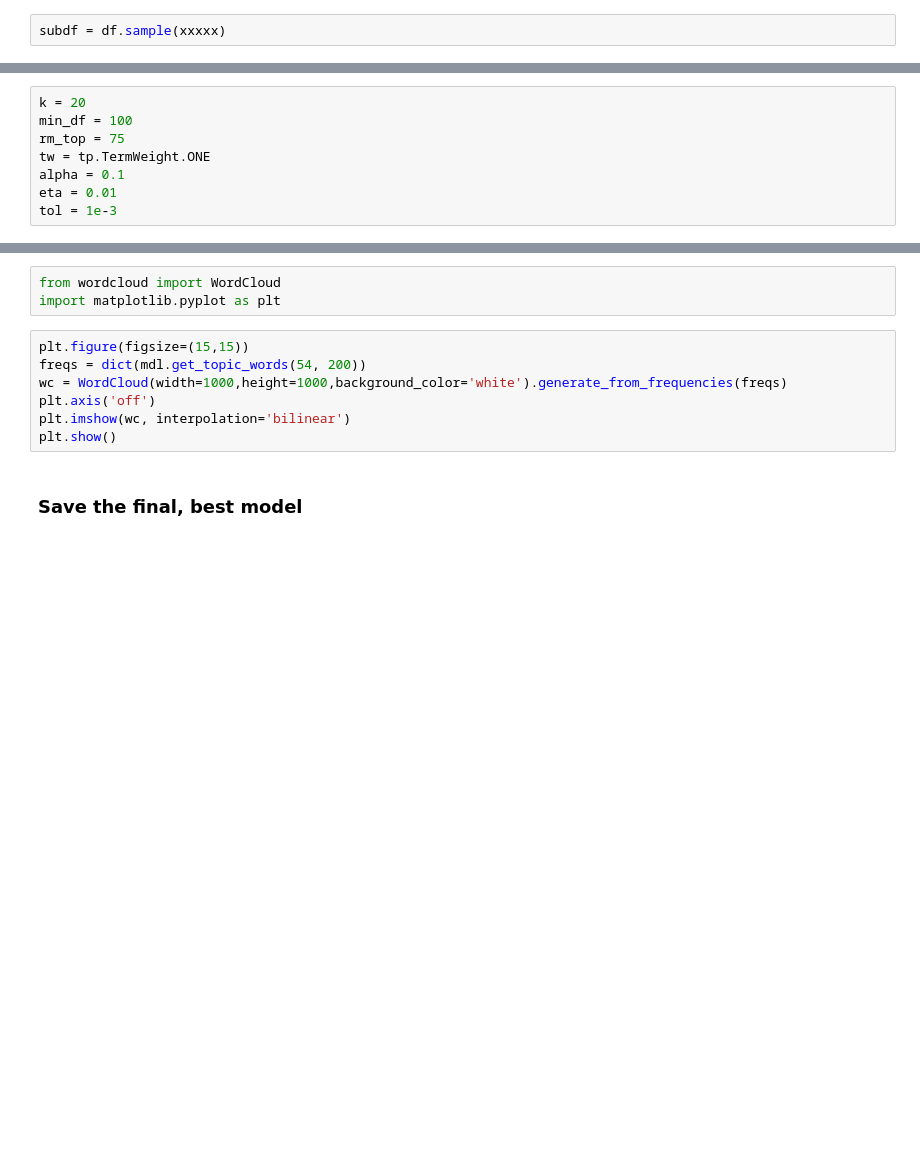
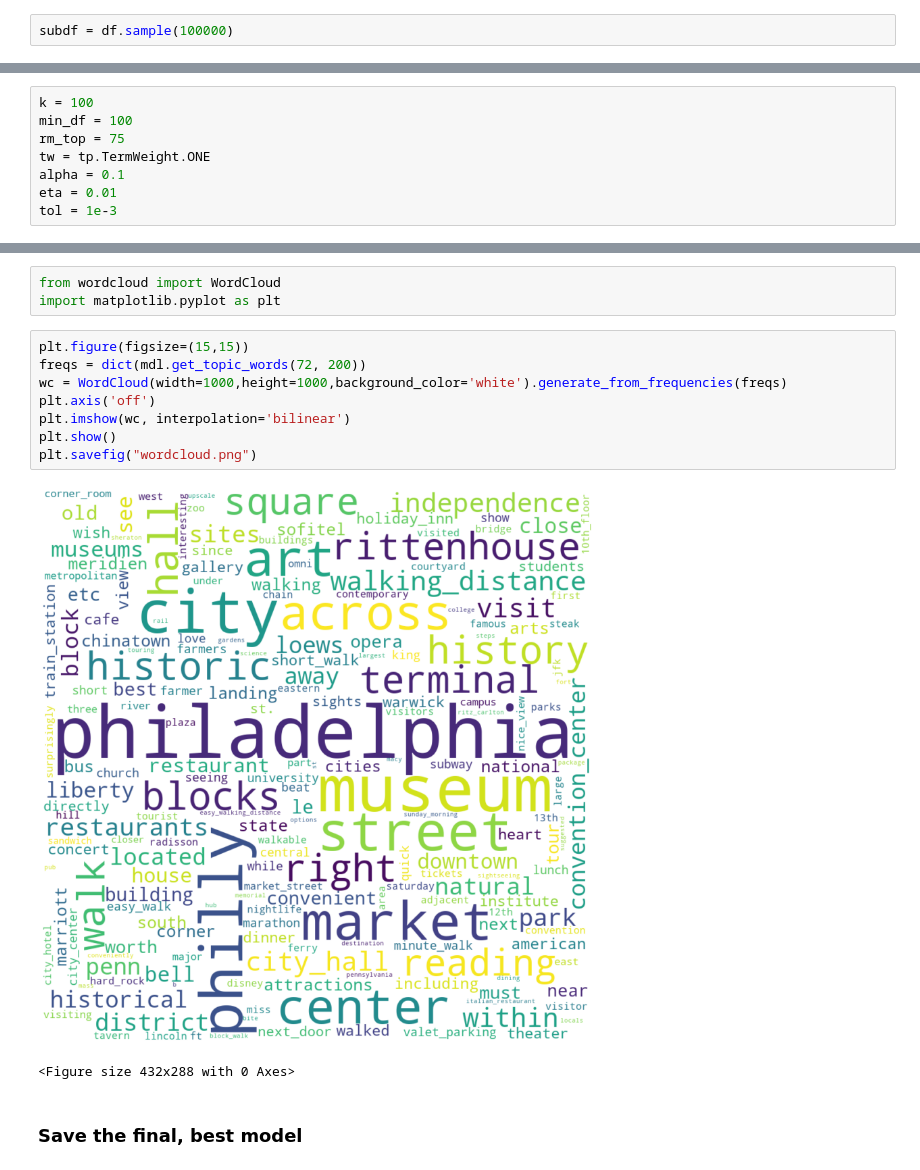
Before and after one commit to michael-tobin/Ling583-lab-4-michael-tobin, a Jupyter notebook: 2-topics.ipynb, the cells around one changed output, grey strips where cells are left out. Saved outputs shown, nothing was run; the diff lists cells and outputs as text; blank space fills up the shorter version.

```diff
--- a/2-topics.ipynb
+++ b/2-topics.ipynb
@@ -27,7 +27,7 @@ tokenizer = MWETokenizer(open('hotel-terms.txt'))
 # %% [markdown]
 Select a sample of reviews to work with (replace x's below with the sample size; you should use at least 50,000 reviews)
 # %%
-subdf = df.sample(xxxxx)
+subdf = df.sample(100000)
 # %%
 subdf['tokens'] = pd.Series(subdf['text'].progress_apply(tokenizer.tokenize))
 # %% [markdown]
@@ -45,7 +45,7 @@ These are the model **hyperparameters**: aspects of the model that aren't estima
 * *alpha*, *eta* = priors for document-topic and topic-word distributions
 * *tol* = convergence tolerance
 # %%
-k = 20
+k = 100
 min_df = 100
 rm_top = 75
 tw = tp.TermWeight.ONE
@@ -120,11 +180,15 @@ from wordcloud import WordCloud
 import matplotlib.pyplot as plt
 # %%
 plt.figure(figsize=(15,15))
-freqs = dict(mdl.get_topic_words(54, 200))
+freqs = dict(mdl.get_topic_words(72, 200))
 wc = WordCloud(width=1000,height=1000,background_color='white').generate_from_frequencies(freqs)
 plt.axis('off')
 plt.imshow(wc, interpolation='bilinear')
 plt.show()
+plt.savefig("wordcloud.png")
+# %% [output]
+[figure, added]
+<Figure size 432x288 with 0 Axes>
 # %% [markdown]
 ### Save the final, best model
 # %%
```
Also changed, not shown: parts of 6 cells of this notebook, 4 other files.
